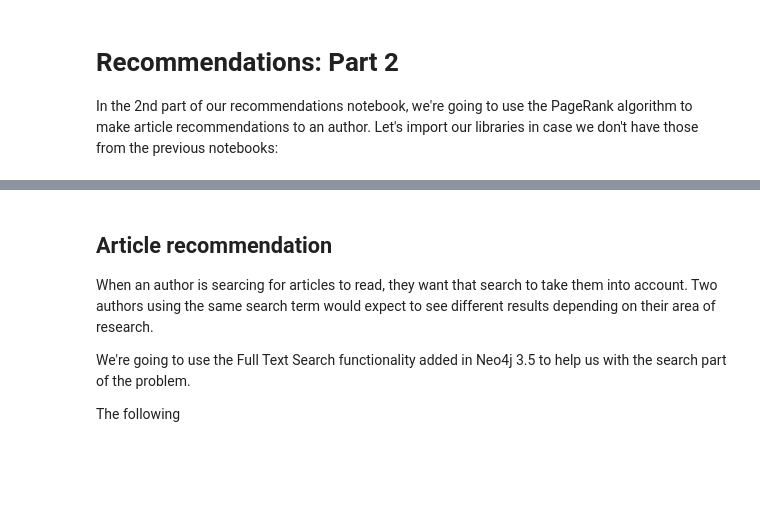
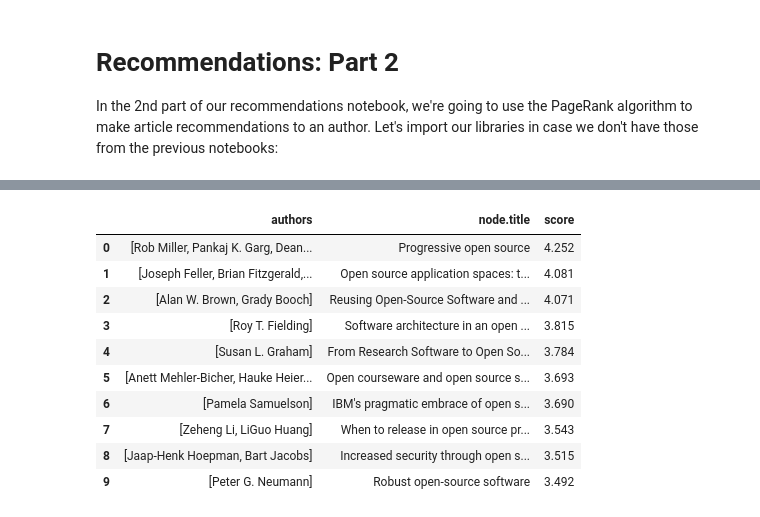
Before and after one commit to mneedham/data-science-training, a Jupyter notebook: 03_Recommendations_Part2.ipynb, the cells around one changed output, grey strips where cells are left out. Saved outputs shown, nothing was run; the diff lists cells and outputs as text; code cells hidden in the pictures; blank space fills up the shorter version.

```diff
--- a/03_Recommendations_Part2.ipynb
+++ b/03_Recommendations_Part2.ipynb
@@ -26,0 +31,5 @@ The following code will create a full text search index on the 'title' and 'abst
+# %%
+query = """
+CALL algo.pageRank('Article', 'CITED')
+"""
+graph.run(query).data()
@@ -32,8 +111,0 @@ graph.run(query).to_data_frame()
-# %% [markdown]
-## Article recommendation
-
-When an author is searcing for articles to read, they want that search to take them into account. Two authors using the same search term would expect to see different results depending on their area of research.
-
-We're going to use the Full Text Search functionality added in Neo4j 3.5 to help us with the search part of the problem.
-
-The following
@@ -39,0 +114,20 @@ The following
+# %%
+query = """
+CALL db.index.fulltext.queryNodes("articles", "open source")
+YIELD node, score
+RETURN node.title, score, [(author)<-[:AUTHOR]-(node) | author.name] AS authors
+LIMIT 10
+"""
+graph.run(query).to_data_frame()
+# %% [output]
+|  | authors | node.title | score |
+| 0 | [Rob Miller, Pankaj K. Garg, Dean... | Progressive open source | 4.252 |
+| 1 | [Joseph Feller, Brian Fitzgerald,... | Open source application spaces: t... | 4.081 |
+| 2 | [Alan W. Brown, Grady Booch] | Reusing Open-Source Software and ... | 4.071 |
+| 3 | [Roy T. Fielding] | Software architecture in an open ... | 3.815 |
+| 4 | [Susan L. Graham] | From Research Software to Open So... | 3.784 |
+| 5 | [Anett Mehler-Bicher, Hauke Heier... | Open courseware and open source s... | 3.693 |
+| 6 | [Pamela Samuelson] | IBM's pragmatic embrace of open s... | 3.690 |
+| 7 | [Zeheng Li, LiGuo Huang] | When to release in open source pr... | 3.543 |
+| 8 | [Jaap-Henk Hoepman, Bart Jacobs] | Increased security through open s... | 3.515 |
+| 9 | [Peter G. Neumann] | Robust open-source software | 3.492 |
```
Also changed, not shown: parts of 16 cells of this notebook, 1 other file.
